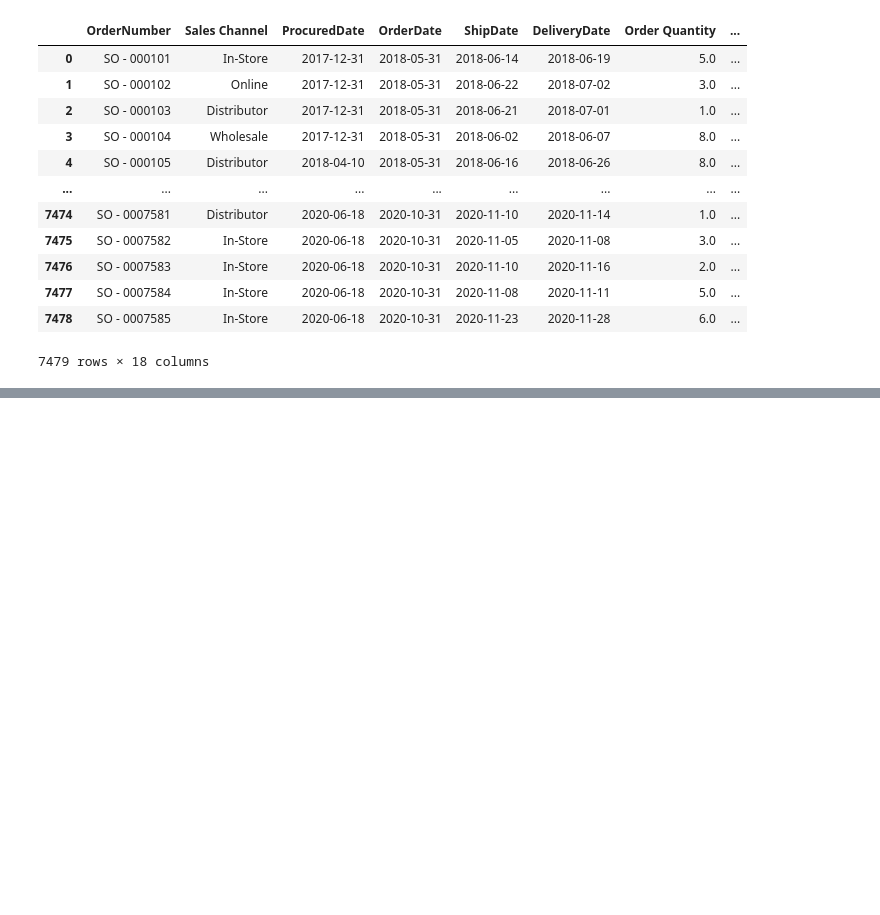
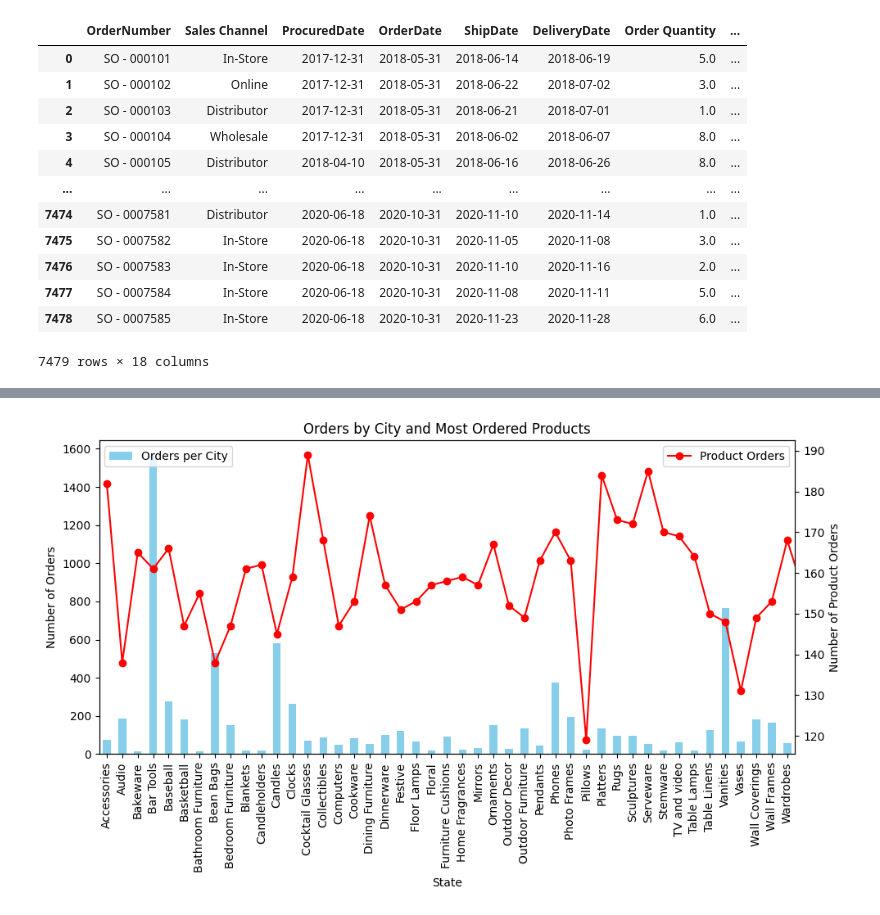
Before and after one commit to NSinha025/ZDS-Mock-Project, a Jupyter notebook: Sales_Order_Sheet_X_Store_Locations_Sheet.ipynb, the cells around one changed output, grey strips where cells are left out. Drawn from its saved outputs; the diff is of its cells as text; code cells hidden in the pictures; blank space fills up the shorter version.

```diff
--- a/Sales_Order_Sheet_X_Store_Locations_Sheet.ipynb
+++ b/Sales_Order_Sheet_X_Store_Locations_Sheet.ipynb
@@ -258,0 +303,35 @@ loc_en_dataset6
+# %%
+orders_per_city = loc_en_dataset6.groupby('State_x')['OrderNumber'].count()  # Orders by city
+products_ordered = loc_en_dataset6.groupby('Product Name')['OrderNumber'].count()  # Most ordered products
+
+# Create the figure and axis
+fig, ax1 = plt.subplots(figsize=(10, 6))
+
+# Plot 1: Stacked Bar for Orders per City
+orders_per_city.plot(kind='bar', ax=ax1, color='skyblue', label='Orders per City')
+
+# Set labels for the primary y-axis
+ax1.set_xlabel('State')
+ax1.set_ylabel('Number of Orders')
+ax1.set_title('Orders by City and Most Ordered Products')
+
+# Create a second y-axis for the product orders
+ax2 = ax1.twinx()
+
+# Plot 2: Line plot for Most Ordered Products on the secondary y-axis
+products_ordered.plot(kind='line', marker='o', ax=ax2, color='red', label='Product Orders')
+
+# Set labels for the secondary y-axis
+ax2.set_ylabel('Number of Product Orders')
+
+# Add legends for both plots
+ax1.legend(loc='upper left')
+ax2.legend(loc='upper right')
+
+# Adjust layout to avoid overlap
+plt.tight_layout()
+
+# Show plot
+plt.show()
+# %% [output]
+[figure, added]
```
Also changed, not shown: parts of 3 cells of this notebook.
